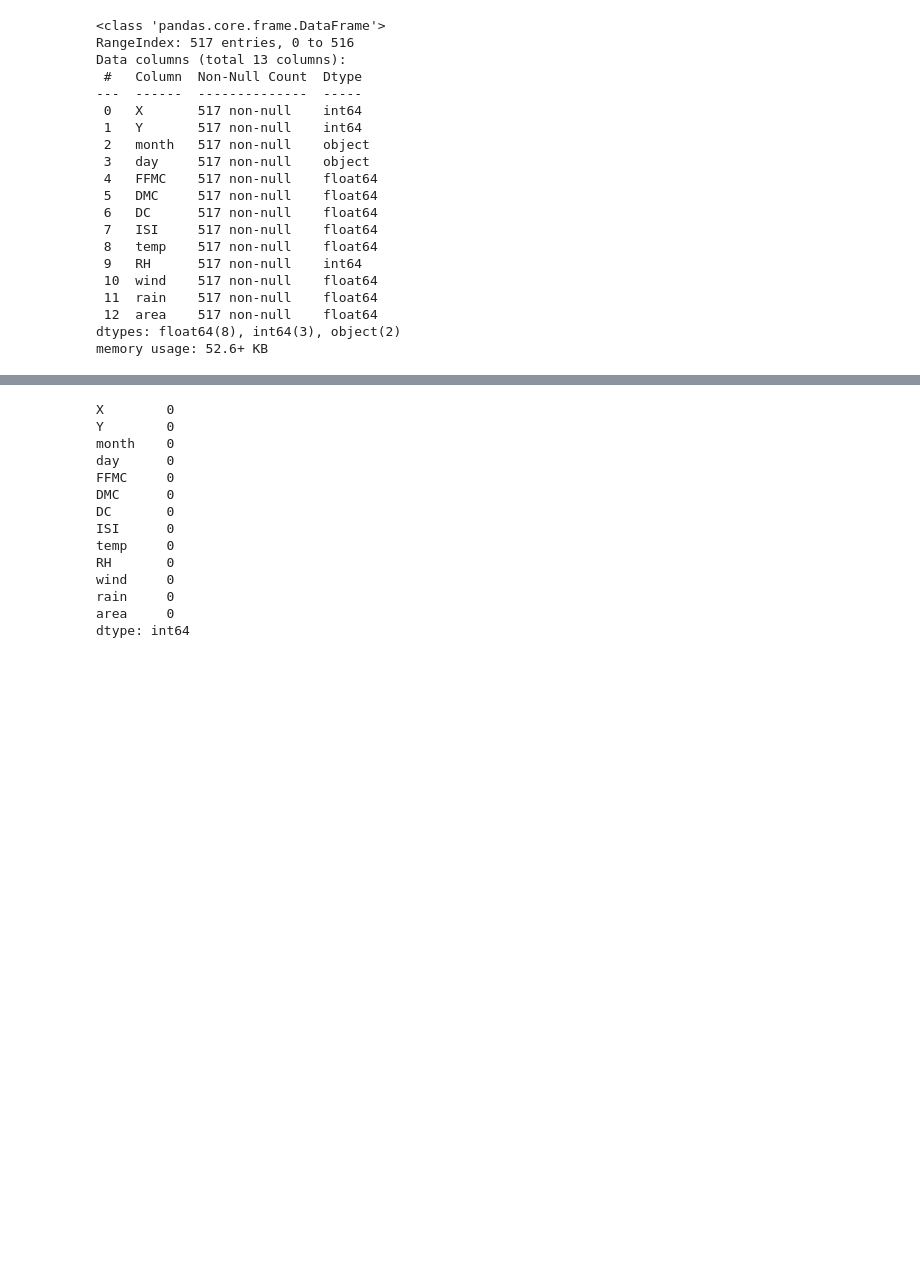
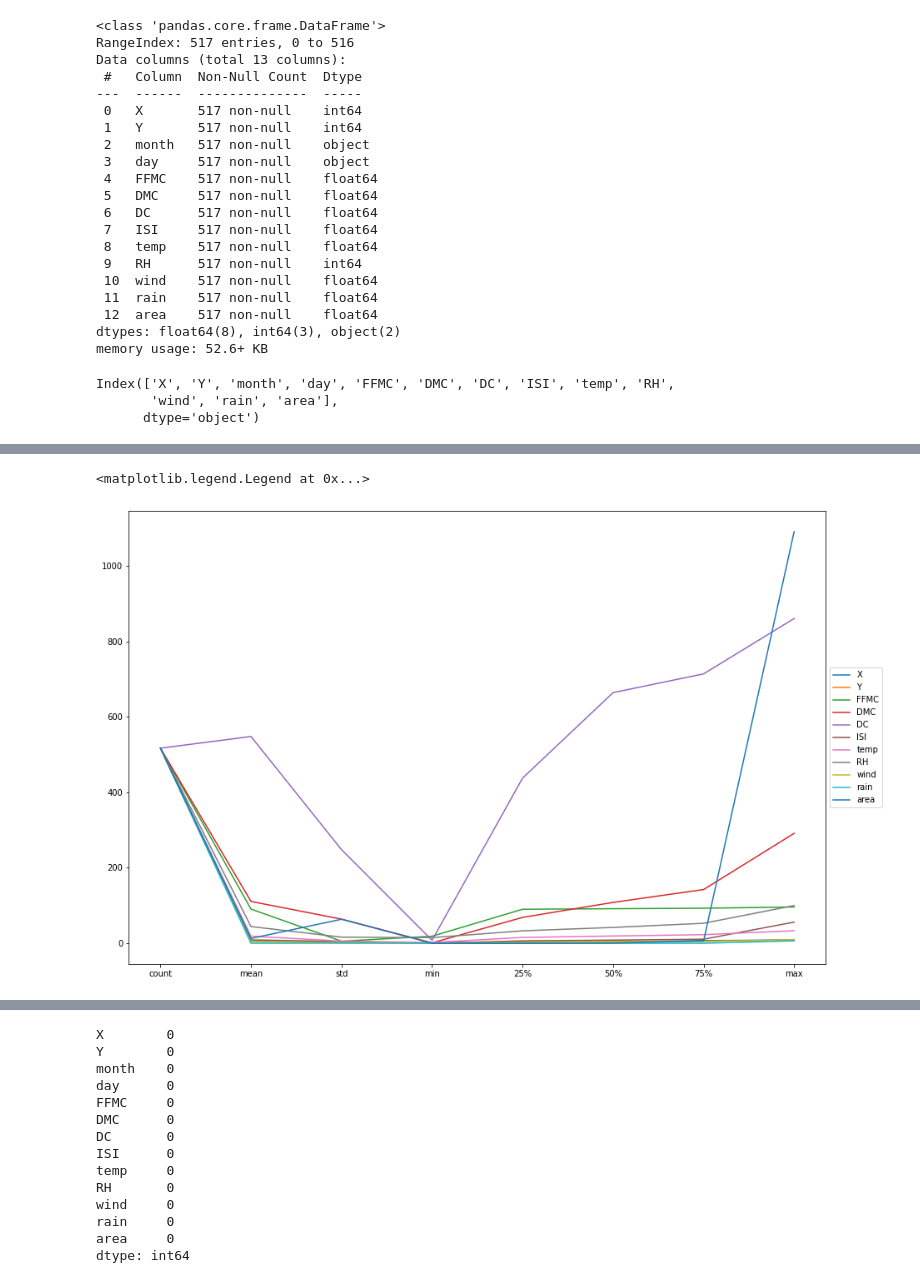
Before and after one commit to masp42/integrate_CA, a Jupyter notebook: Marcelo_Pugliesi_Marina_AI_DV_DP_ICA.ipynb, the cells around one changed output, grey strips where cells are left out. Saved outputs shown, nothing was run; the diff lists cells and outputs as text; code cells hidden in the pictures; blank space fills up the shorter version.

```diff
--- a/Marcelo_Pugliesi_Marina_AI_DV_DP_ICA.ipynb
+++ b/Marcelo_Pugliesi_Marina_AI_DV_DP_ICA.ipynb
@@ -44,6 +57,12 @@ Data columns (total 13 columns):
  12  area    517 non-null    float64
 dtypes: float64(8), int64(3), object(2)
 memory usage: 52.6+ KB
+# %%
+df.columns
+# %% [output]
+Index(['X', 'Y', 'month', 'day', 'FFMC', 'DMC', 'DC', 'ISI', 'temp', 'RH',
+       'wind', 'rain', 'area'],
+      dtype='object')
 # %%
 df.describe()
 # %% [output]
@@ -56,4 +75,9 @@ df.describe()
 | 50% | 4.000000 | 4.000000 | 91.600000 | 108.300000 | 664.200000 | 8.400000 | 19.300000 | 42.000000 | 4.000000 | 0.000000 | 0.520000 |
 | 75% | 7.000000 | 5.000000 | 92.900000 | 142.400000 | 713.900000 | 10.800000 | 22.800000 | 53.000000 | 4.900000 | 0.000000 | 6.570000 |
 | max | 9.000000 | 9.000000 | 96.200000 | 291.300000 | 860.600000 | 56.100000 | 33.300000 | 100.000000 | 9.400000 | 6.400000 | 1090.840000 |
+# %%
+df.describe().plot(figsize = (15, 10)).legend(loc='center left', bbox_to_anchor=(1, 0.5))
+# %% [output]
+<matplotlib.legend.Legend at 0x...>
+[figure, added]
 # %%
```
Also changed, not shown: parts of 6 cells of this notebook.
